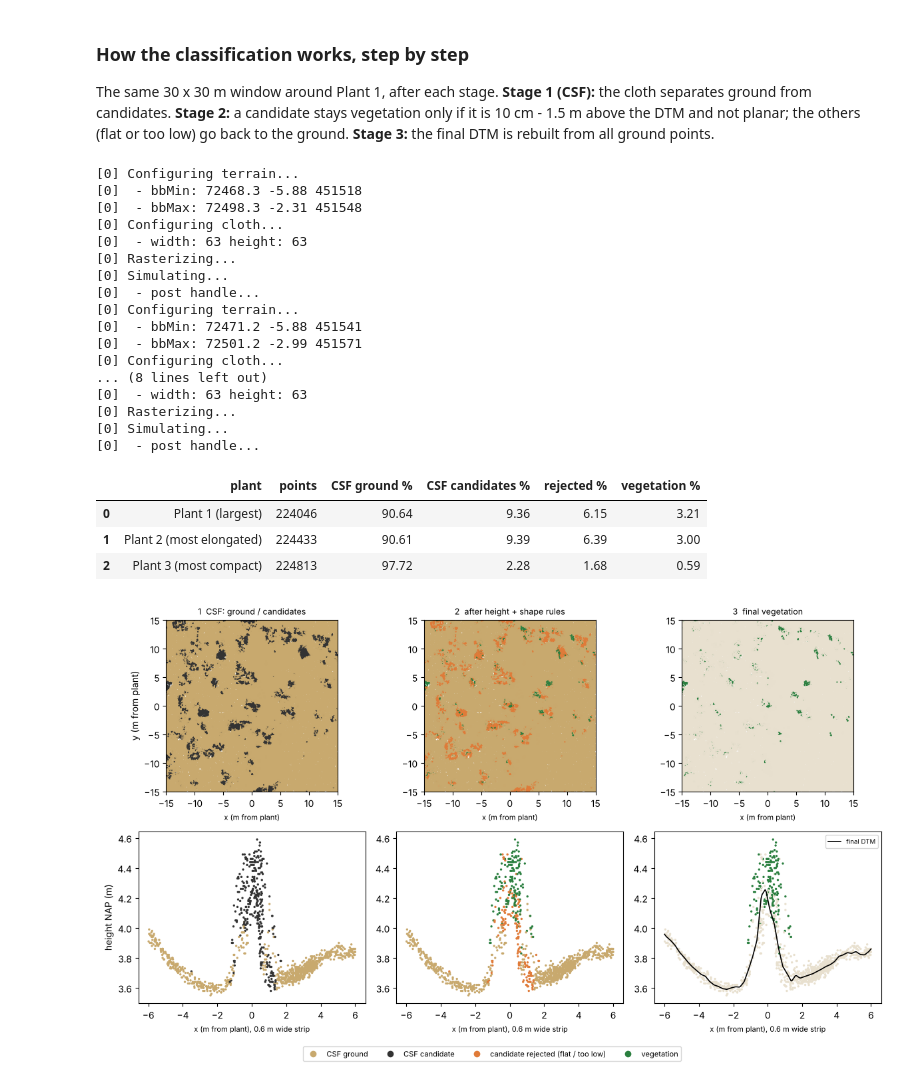
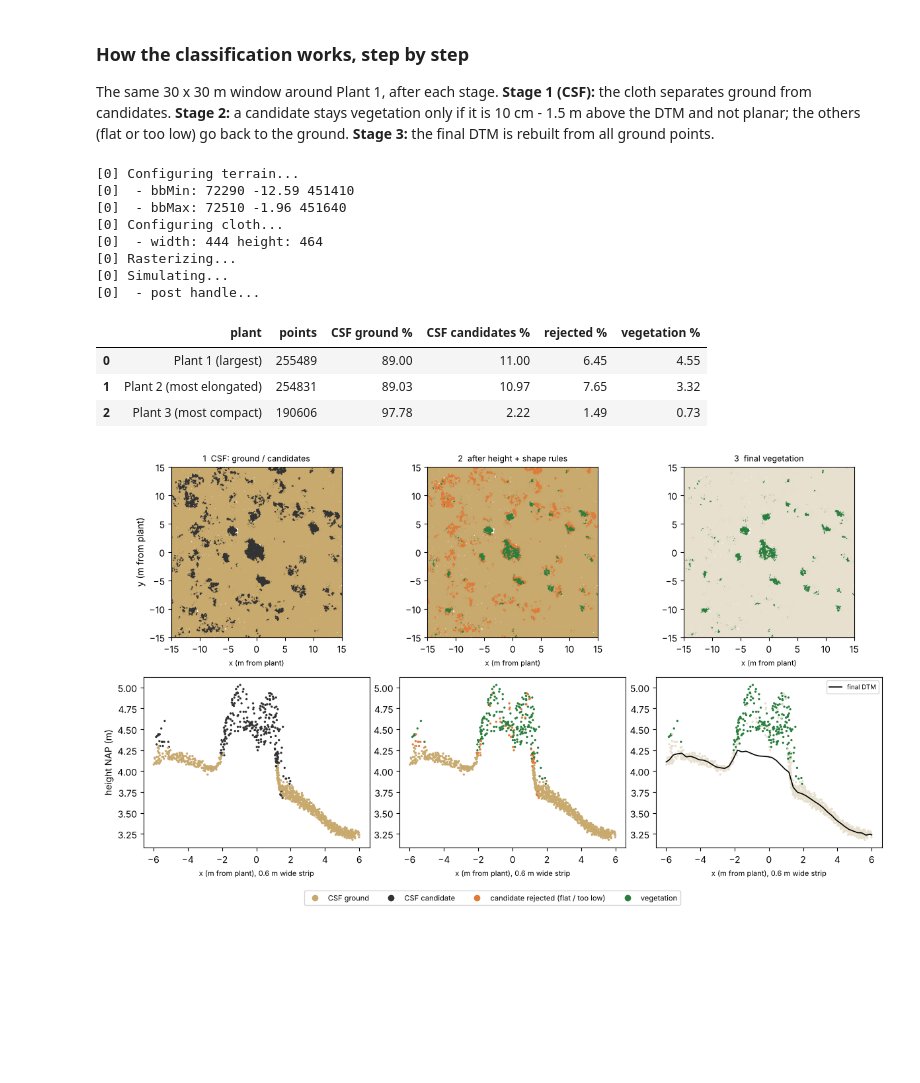
Before and after one commit to evpalli/zandmotor-biomass-pointclouds, a Jupyter notebook: notebooks/A_explore_vegetation.ipynb, the cells around one changed output. Drawn from its saved outputs; the diff is of its cells as text; code cells hidden in the pictures; blank space fills up the shorter version.

```diff
--- a/notebooks/A_explore_vegetation.ipynb
+++ b/notebooks/A_explore_vegetation.ipynb
@@ -170,54 +170,47 @@ ax.set_xlabel("x (m)"); ax.set_ylabel("height NAP (m)"); ax.legend(markerscale=4
 ### How the classification works, step by step
 The same 30 x 30 m window around Plant 1, after each stage. **Stage 1 (CSF):** the cloth separates ground from candidates. **Stage 2:** a candidate stays vegetation only if it is 10 cm - 1.5 m above the DTM and not planar; the others (flat or too low) go back to the ground. **Stage 3:** the final DTM is rebuilt from all ground points.
 # %%
+FULL = H.separate(H.read_points(E), debug=True)                                   # whole study area, same run as all results
+DD = FULL["debug"]; CLF = np.zeros(len(DD["x"]), int); CLF[DD["cand"]] = 1; CLF[DD["veg"]] = 2
 def stage_window(x, y, hw=15):
-    bx = (x - hw, y - hw, x + hw, y + hw)
-    return bx, H.separate(H.read_points(E, box=bx), box=bx, debug=True)
-WIN = [stage_window(r.x, r.y) for r in top.itertuples()]                          # one window per example plant
+    m = (abs(DD["x"] - x) < hw) & (abs(DD["y"] - y) < hw)
+    return (x - hw, y - hw, x + hw, y + hw), {"debug": {"x": DD["x"][m], "y": DD["y"][m], "z": DD["z"][m], "_c": CLF[m]}, "dtm": FULL["dtm"], "grid_dtm": FULL["grid_dtm"]}
+WIN = [stage_window(r.x, r.y) for r in top.itertuples()]                          # one 30 m cut-out per example plant (from the full-area run)
 def classes(D):
-    c = np.zeros(len(D["x"]), int); c[D["cand"]] = 1; c[D["veg"]] = 2; return c   # 0 CSF ground, 1 rejected candidate, 2 vegetation
+    return D["_c"]                                                                # 0 CSF ground, 1 rejected candidate, 2 vegetation
 GROUND, REJ, VEG = "#c8a96e", "#e07b39", "#2a7f3f"
 bx, Rw = WIN[0]; D = Rw["debug"]; cl = classes(D); xc, yc = top.x[0], top.y[0]
 sel = np.random.default_rng(0).random(len(cl)) < min(1, 120000 / len(cl))           # plot a subset, enough to see the structure
 side = sel & (abs(D["y"] - yc) < 0.3) & (abs(D["x"] - xc) < 6)
 fig, axs = plt.subplots(2, 3, figsize=(12, 7))
 panels = [("1  CSF: ground / candidates", {0: GROUND, 1: "#333333", 2: "#333333"}), ("2  after height + shape rules", {0: GROUND, 1: REJ, 2: VEG}), ("3  final vegetation", {0: "#e8e0cf", 1: "#e8e0cf", 2: VEG})]
 for k, (title, col) in enumerate(panels):
     c = np.array([col[v] for v in range(3)])[cl]
     axs[0, k].scatter(D["x"][sel] - xc, D["y"][sel] - yc, c=c[sel], s=.4, rasterized=True); axs[0, k].set_aspect("equal"); axs[0, k].set_title(title, fontsize=9)
     axs[0, k].set_xlim(-15, 15); axs[0, k].set_ylim(-15, 15); axs[0, k].set_xlabel("x (m from plant)", fontsize=8)
     axs[1, k].scatter(D["x"][side] - xc, D["z"][side], c=c[side], s=2, rasterized=True); axs[1, k].set_xlabel("x (m from plant), 0.6 m wide strip", fontsize=8)
 xs = np.linspace(xc - 6, xc + 6, 200); axs[1, 2].plot(xs - xc, H.sample(Rw["dtm"], Rw["grid_dtm"], xs, np.full_like(xs, yc)), "k-", lw=1.2, label="final DTM"); axs[1, 2].legend(fontsize=7)
 axs[1, 0].set_ylabel("height NAP (m)"); axs[0, 0].set_ylabel("y (m from plant)")
 from matplotlib.lines import Line2D
 fig.legend([Line2D([], [], marker="o", ls="", c=c) for c in (GROUND, "#333333", REJ, VEG)], ["CSF ground", "CSF candidate", "candidate rejected (flat / too low)", "vegetation"], loc="lower center", ncol=4, fontsize=8)
 fig.tight_layout(rect=(0, .04, 1, 1)); H.save(fig, "A4_csf_stages")
 cnt = pd.DataFrame([{"plant": r.patch, "points": len(classes(w[1]["debug"])), "CSF ground %": 100 * np.mean(classes(w[1]["debug"]) == 0) - 0, "CSF candidates %": 100 * np.mean(classes(w[1]["debug"]) > 0),
                      "rejected %": 100 * np.mean(classes(w[1]["debug"]) == 1), "vegetation %": 100 * np.mean(classes(w[1]["debug"]) == 2)} for r, w in zip(top.itertuples(), WIN)])
 H.table(cnt.round(2), "A4_stage_counts")
 # %% [output]
 [0] Configuring terrain...
-[0]  - bbMin: 72468.3 -5.88 451518
-[0]  - bbMax: 72498.3 -2.31 451548
+[0]  - bbMin: 72290 -12.59 451410
+[0]  - bbMax: 72510 -1.96 451640
 [0] Configuring cloth...
-[0]  - width: 63 height: 63
+[0]  - width: 444 height: 464
 [0] Rasterizing...
 [0] Simulating...
 [0]  - post handle...
-[0] Configuring terrain...
-[0]  - bbMin: 72471.2 -5.88 451541
-[0]  - bbMax: 72501.2 -2.99 451571
-[0] Configuring cloth...
-... (8 lines left out)
-[0]  - width: 63 height: 63
-[0] Rasterizing...
-[0] Simulating...
-[0]  - post handle...
 |  | plant | points | CSF ground % | CSF candidates % | rejected % | vegetation % |
-| 0 | Plant 1 (largest) | 224046 | 90.64 | 9.36 | 6.15 | 3.21 |
-| 1 | Plant 2 (most elongated) | 224433 | 90.61 | 9.39 | 6.39 | 3.00 |
-| 2 | Plant 3 (most compact) | 224813 | 97.72 | 2.28 | 1.68 | 0.59 |
+| 0 | Plant 1 (largest) | 255489 | 89.00 | 11.00 | 6.45 | 4.55 |
+| 1 | Plant 2 (most elongated) | 254831 | 89.03 | 10.97 | 7.65 | 3.32 |
+| 2 | Plant 3 (most compact) | 190606 | 97.78 | 2.22 | 1.49 | 0.73 |
-[figure, old version]
+[figure, new version]
 # %%
 fig, axs = plt.subplots(1, 3, figsize=(13, 3.4))
 for ax, r, (bx_, Rw_) in zip(axs, top.itertuples(), WIN):
```
Also changed, not shown: parts of 12 cells of this notebook, 39 other files.
